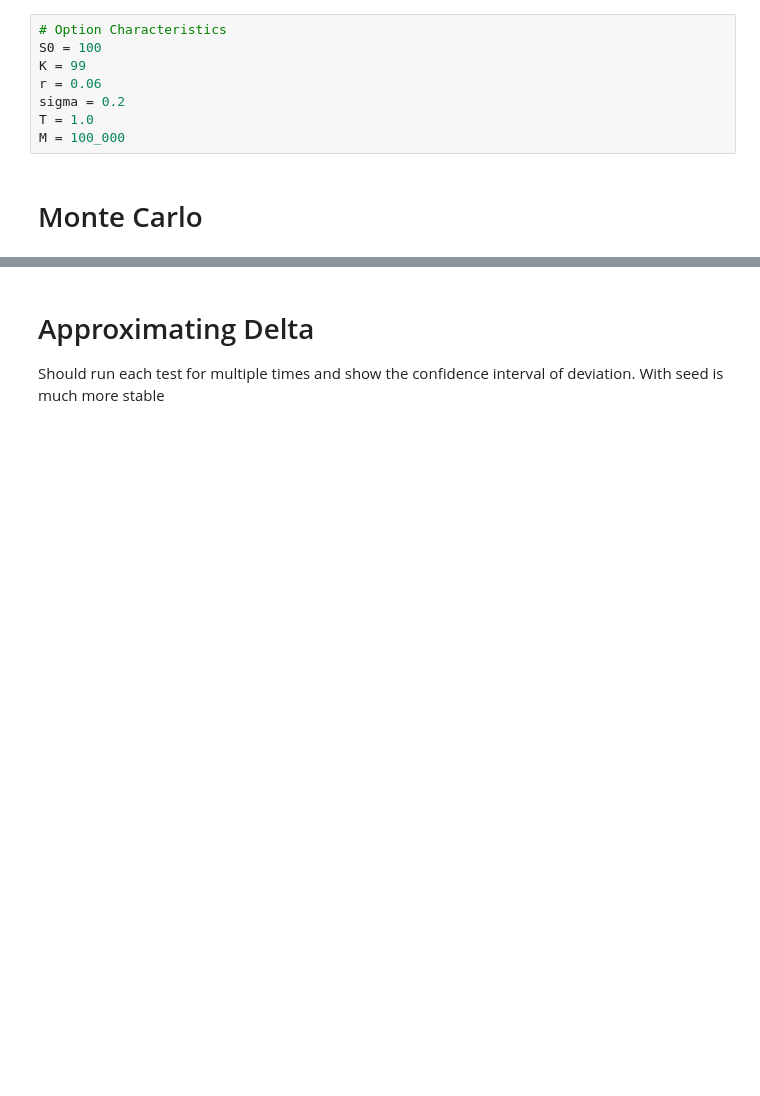
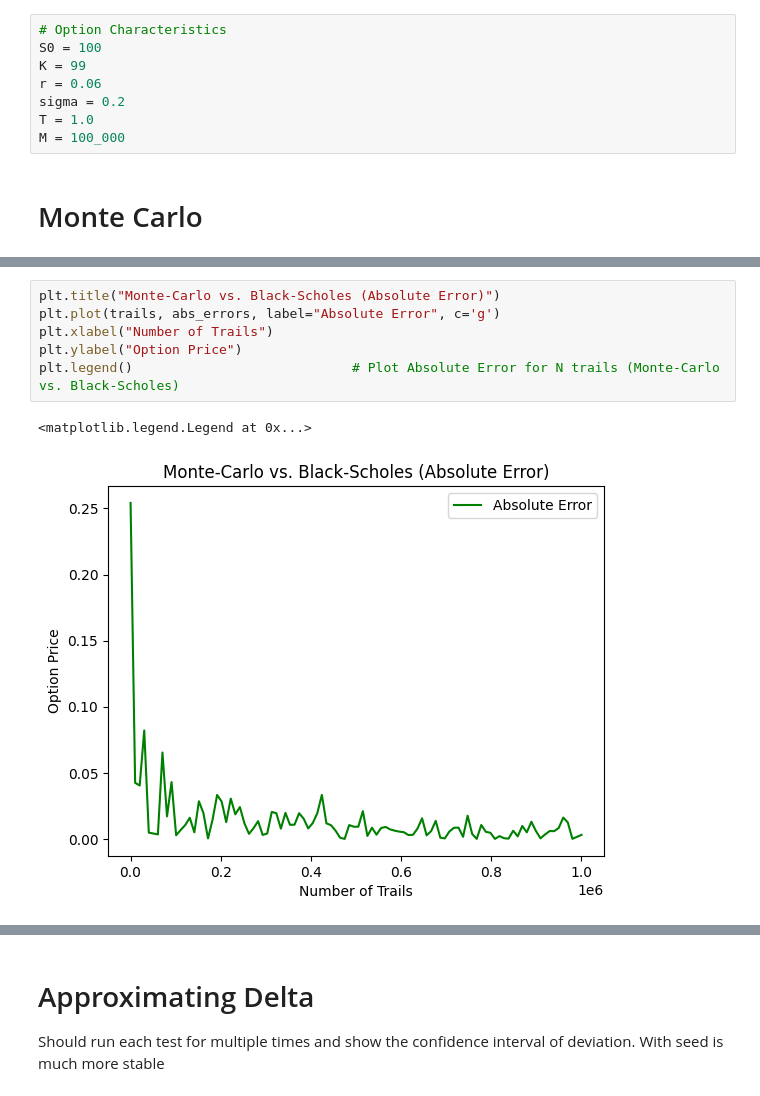
Before and after one commit to pmchrist/Comp-Finance-Assignments, a Jupyter notebook: Assignment_2/Assighnment_2.ipynb, the cells around one changed output, grey strips where cells are left out. Drawn from its saved outputs; the diff is of its cells as text; blank space fills up the shorter version.

```diff
--- a/Assignment_2/Assighnment_2.ipynb
+++ b/Assignment_2/Assighnment_2.ipynb
@@ -71,0 +151,9 @@ Standard error: 0.0016
+# %%
+plt.title("Monte-Carlo vs. Black-Scholes (Absolute Error)")
+plt.plot(trails, abs_errors, label="Absolute Error", c='g')
+plt.xlabel("Number of Trails")
+plt.ylabel("Option Price")
+plt.legend()                            # Plot Absolute Error for N trails (Monte-Carlo vs. Black-Scholes)
+# %% [output]
+<matplotlib.legend.Legend at 0x...>
+[figure, added]
```
Also changed, not shown: parts of 12 cells of this notebook.
